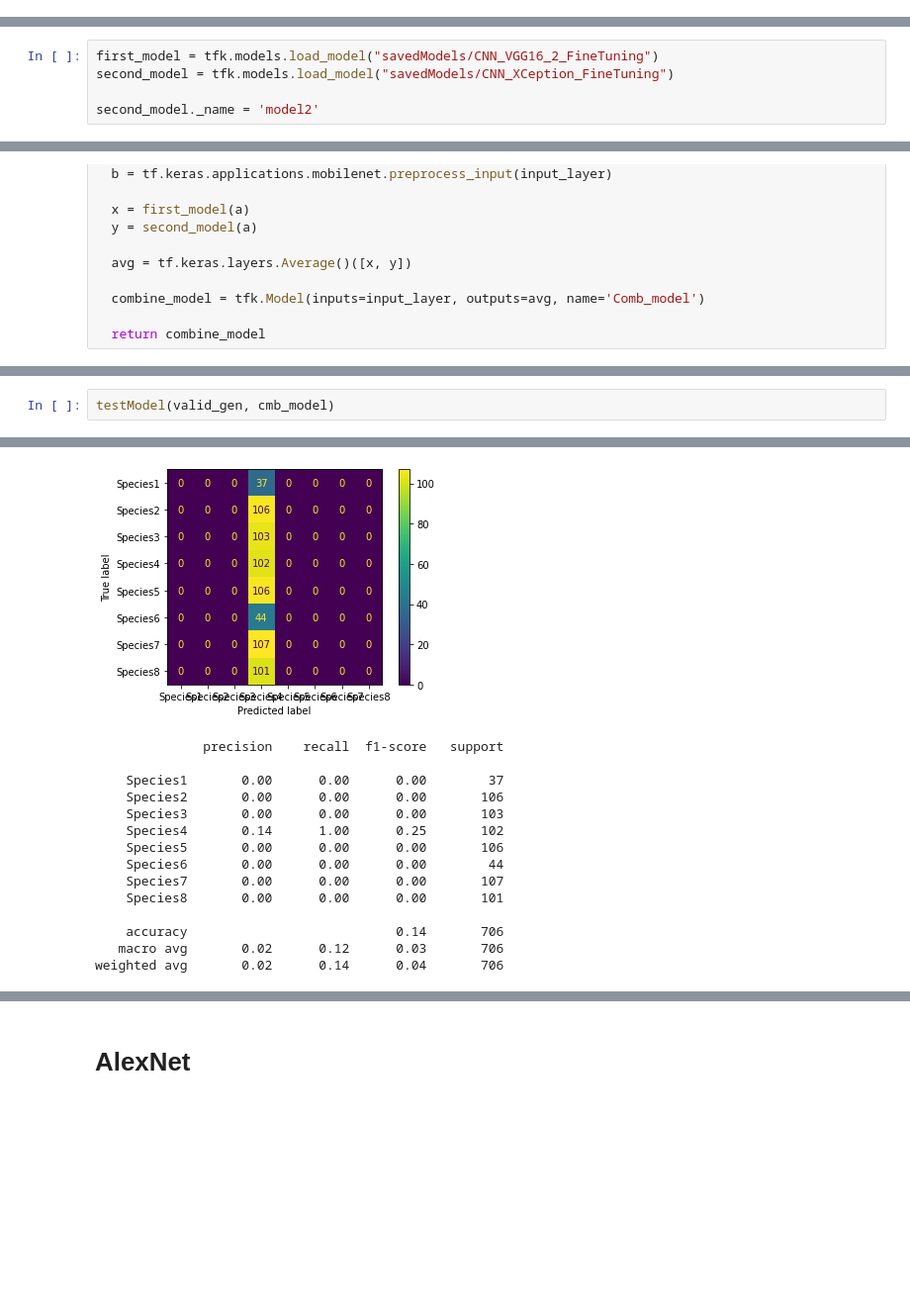
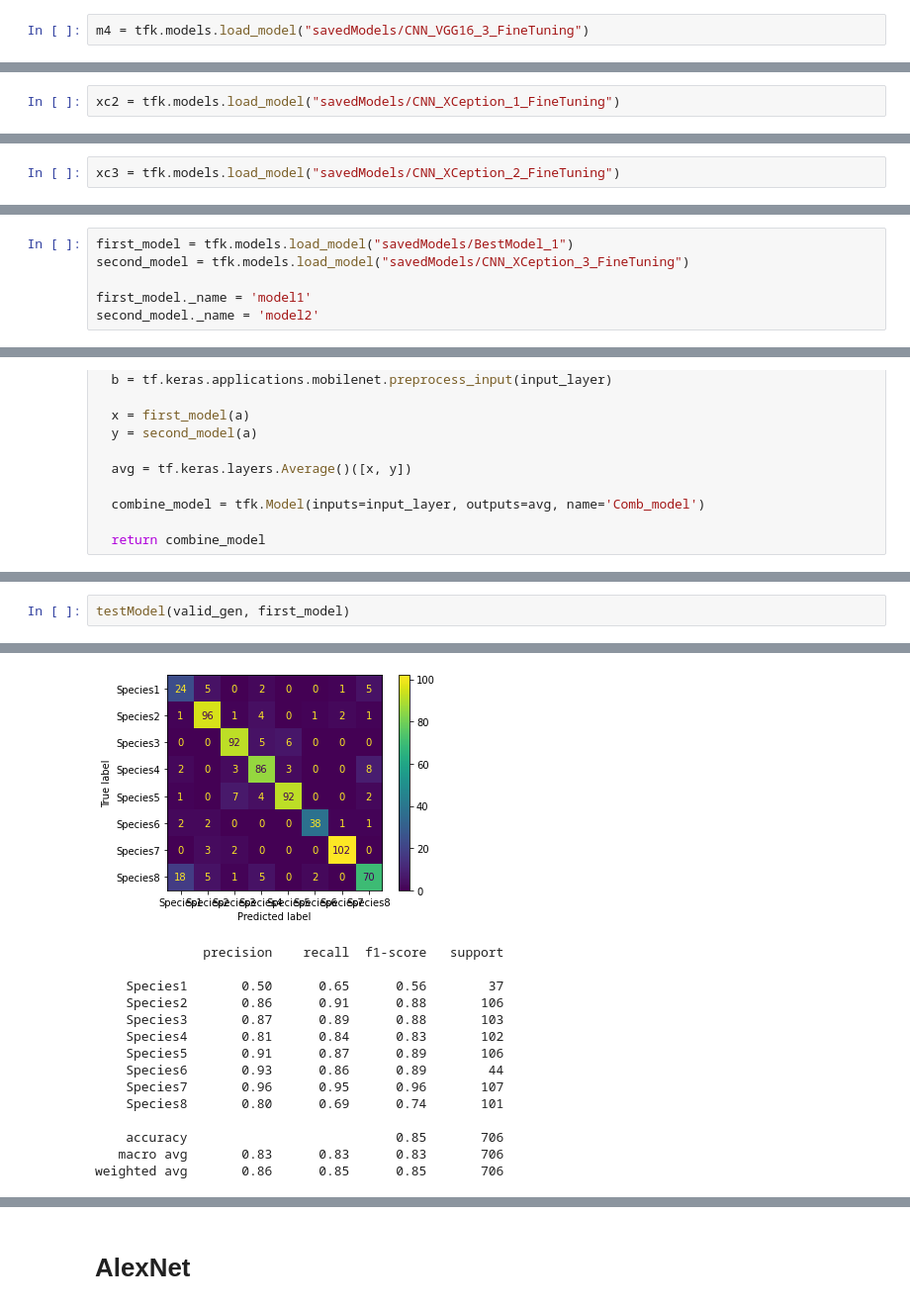
Before and after one commit to maurofama99/AN2DL_Homeworks, a Jupyter notebook: ANN_challenge1_v2.ipynb, the cells around one changed output, grey strips where cells are left out. Shown: that part at 99% size. Drawn from its saved outputs; the diff is of its cells as text; blank space fills up the shorter version.

```diff
--- a/ANN_challenge1_v2.ipynb
+++ b/ANN_challenge1_v2.ipynb
@@ -490,0 +623,2 @@ batch size= 16
+# %%
+m4 = tfk.models.load_model("savedModels/CNN_VGG16_3_FineTuning")
@@ -677,0 +945,2 @@ weighted avg       0.85      0.84      0.84       706
+# %%
+xc2 = tfk.models.load_model("savedModels/CNN_XCeption_1_FineTuning")
@@ -677,0 +1058,2 @@ weighted avg       0.85      0.84      0.84       706
+# %%
+xc3 = tfk.models.load_model("savedModels/CNN_XCeption_2_FineTuning")
@@ -885,7 +1341,8 @@ testModel(valid_gen, enb4)
 # %% [markdown]
 #Combine 2 model together
 # %%
-first_model = tfk.models.load_model("savedModels/CNN_VGG16_2_FineTuning")
-second_model = tfk.models.load_model("savedModels/CNN_XCeption_FineTuning")
+first_model = tfk.models.load_model("savedModels/BestModel_1")
+second_model = tfk.models.load_model("savedModels/CNN_XCeption_3_FineTuning")
 
+first_model._name = 'model1'
 second_model._name = 'model2'
@@ -933,3 +1419,3 @@ cmb_model.save("savedModels/CombinedModel")
 # %%
-testModel(valid_gen, cmb_model)
+testModel(valid_gen, first_model)
 # %% [output]
@@ -937,15 +1423,15 @@ testModel(valid_gen, cmb_model)
-[figure, old version]
+[figure, new version]
               precision    recall  f1-score   support
 
-    Species1       0.00      0.00      0.00        37
-    Species2       0.00      0.00      0.00       106
-    Species3       0.00      0.00      0.00       103
-    Species4       0.14      1.00      0.25       102
-    Species5       0.00      0.00      0.00       106
-    Species6       0.00      0.00      0.00        44
-    Species7       0.00      0.00      0.00       107
-    Species8       0.00      0.00      0.00       101
+    Species1       0.50      0.65      0.56        37
+    Species2       0.86      0.91      0.88       106
+    Species3       0.87      0.89      0.88       103
+    Species4       0.81      0.84      0.83       102
+    Species5       0.91      0.87      0.89       106
+    Species6       0.93      0.86      0.89        44
+    Species7       0.96      0.95      0.96       107
+    Species8       0.80      0.69      0.74       101
 
-    accuracy                           0.14       706
-   macro avg       0.02      0.12      0.03       706
-weighted avg       0.02      0.14      0.04       706
+    accuracy                           0.85       706
+   macro avg       0.83      0.83      0.83       706
+weighted avg       0.86      0.85      0.85       706
```
Also changed, not shown: parts of 62 cells of this notebook.
